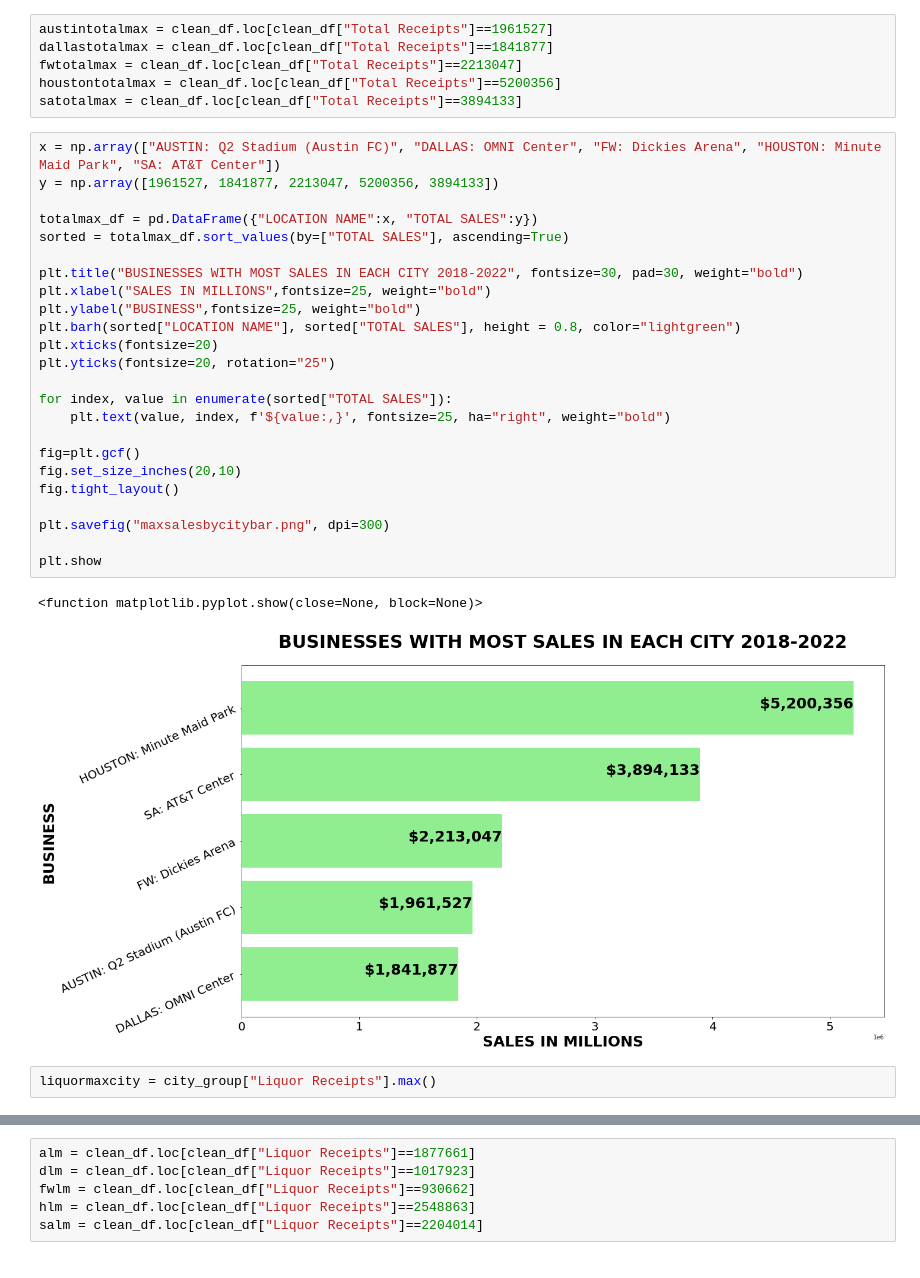
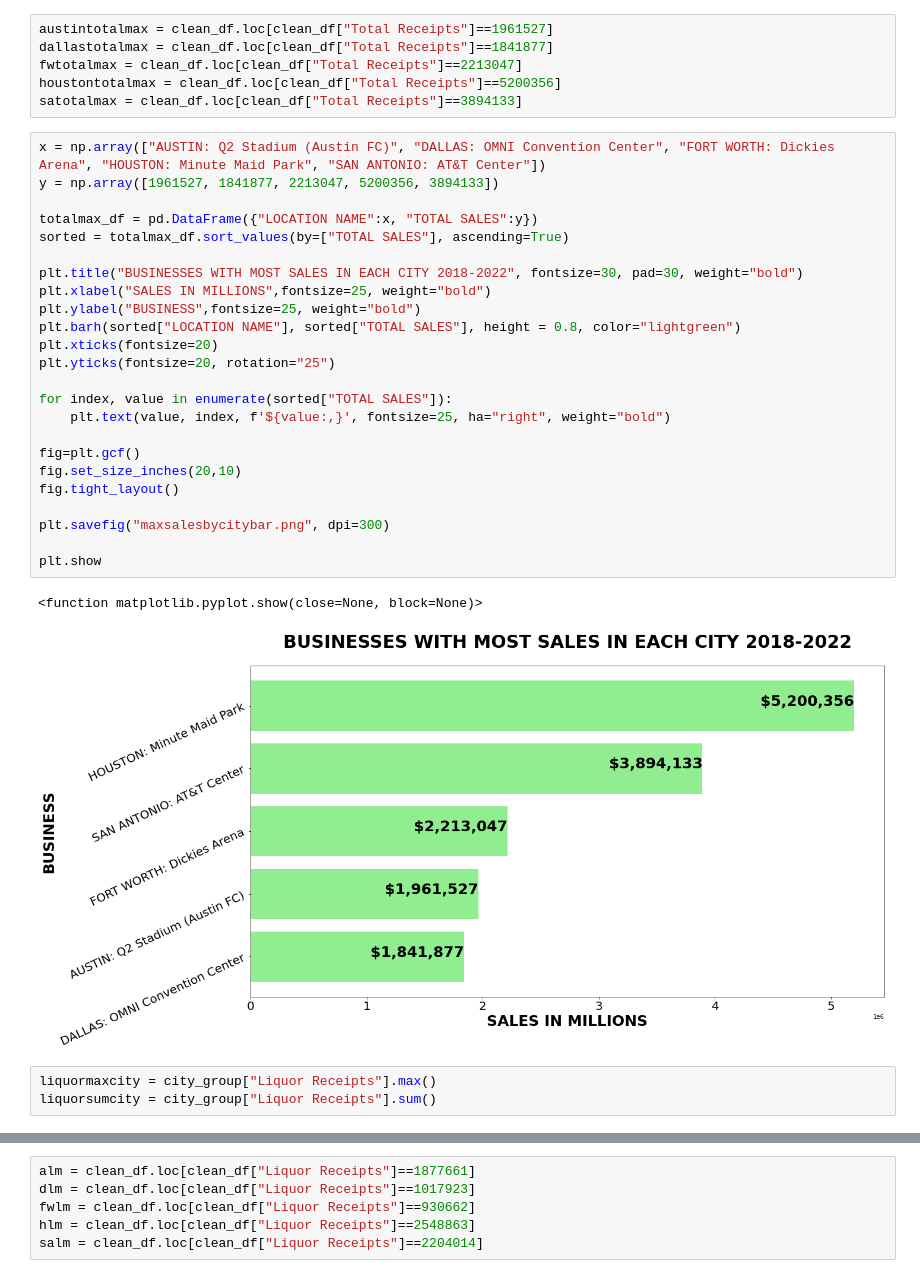
Before and after one commit to DJAMES152/project1, a Jupyter notebook: Untitled.ipynb, the cells around one changed output, grey strips where cells are left out. Cells and saved outputs as stored; diff of their text form.

```diff
--- a/Untitled.ipynb
+++ b/Untitled.ipynb
@@ -181,31 +179,32 @@ fwtotalmax = clean_df.loc[clean_df["Total Receipts"]==2213047]
 houstontotalmax = clean_df.loc[clean_df["Total Receipts"]==5200356]
 satotalmax = clean_df.loc[clean_df["Total Receipts"]==3894133]
 # %%
-x = np.array(["AUSTIN: Q2 Stadium (Austin FC)", "DALLAS: OMNI Center", "FW: Dickies Arena", "HOUSTON: Minute Maid Park", "SA: AT&T Center"])
+x = np.array(["AUSTIN: Q2 Stadium (Austin FC)", "DALLAS: OMNI Convention Center", "FORT WORTH: Dickies Arena", "HOUSTON: Minute Maid Park", "SAN ANTONIO: AT&T Center"])
 y = np.array([1961527, 1841877, 2213047, 5200356, 3894133])
 
 totalmax_df = pd.DataFrame({"LOCATION NAME":x, "TOTAL SALES":y})
 sorted = totalmax_df.sort_values(by=["TOTAL SALES"], ascending=True)
 
 plt.title("BUSINESSES WITH MOST SALES IN EACH CITY 2018-2022", fontsize=30, pad=30, weight="bold")
 plt.xlabel("SALES IN MILLIONS",fontsize=25, weight="bold")
 plt.ylabel("BUSINESS",fontsize=25, weight="bold")
 plt.barh(sorted["LOCATION NAME"], sorted["TOTAL SALES"], height = 0.8, color="lightgreen")
 plt.xticks(fontsize=20)
 plt.yticks(fontsize=20, rotation="25")
 
 for index, value in enumerate(sorted["TOTAL SALES"]):
     plt.text(value, index, f'${value:,}', fontsize=25, ha="right", weight="bold")
 
 fig=plt.gcf()
 fig.set_size_inches(20,10)
 fig.tight_layout()
 
 plt.savefig("maxsalesbycitybar.png", dpi=300)
 
 plt.show
 # %% [output]
 <function matplotlib.pyplot.show(close=None, block=None)>
-[figure, old version]
+[figure, new version]
 # %%
 liquormaxcity = city_group["Liquor Receipts"].max()
+liquorsumcity = city_group["Liquor Receipts"].sum()
```
Also changed, not shown: parts of 42 cells of this notebook, 6 other files.
